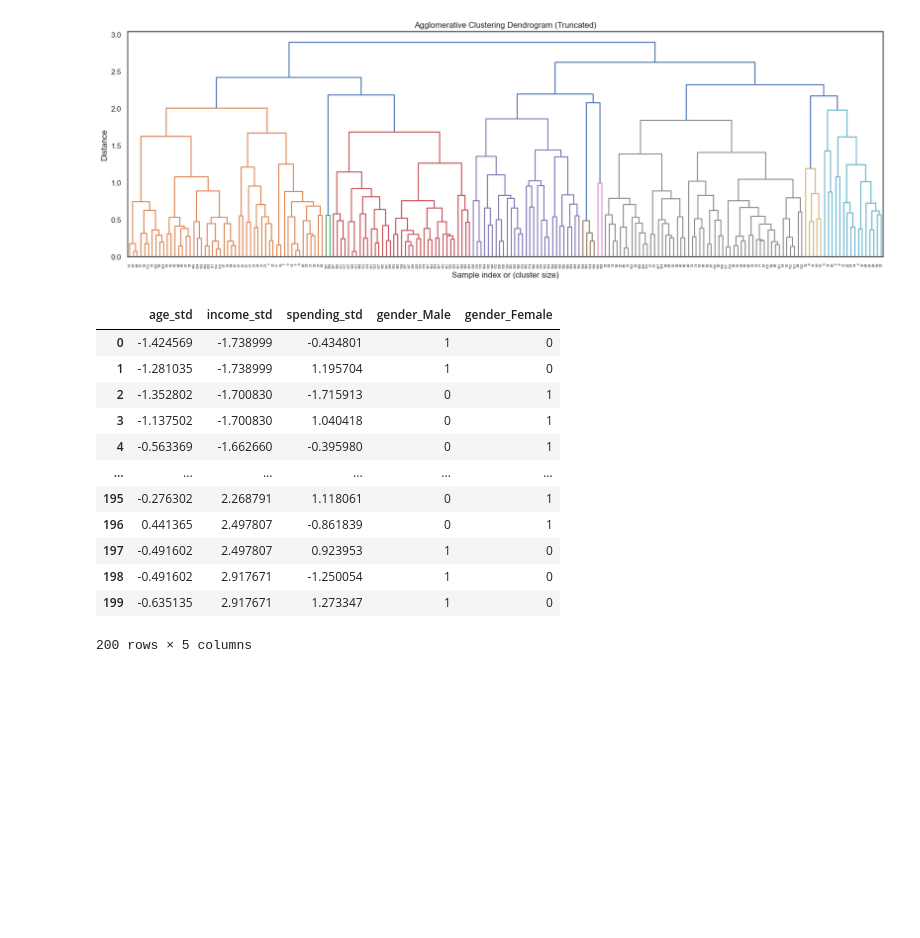
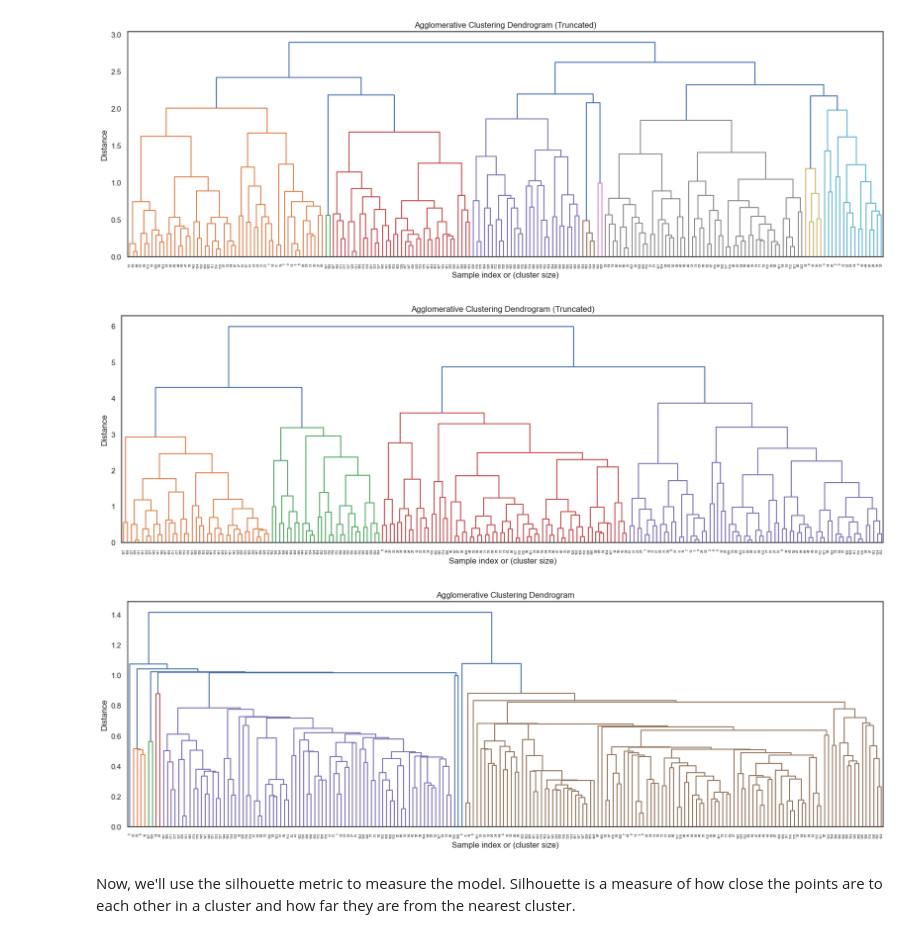
Before and after one commit to Callowlock/CustomerAnalysis-SupervisedAndUnsupervisedModels, a Jupyter notebook: Untitled.ipynb, the cells around one changed output. Drawn from its saved outputs; the diff is of its cells as text; code cells hidden in the pictures; blank space fills up the shorter version.

```diff
--- a/Untitled.ipynb
+++ b/Untitled.ipynb
@@ -1302,18 +1304,26 @@ plt.show()
 # %% [output]
 [figure]
 # %%
-X
+link = linkage(X, method='complete')
+
+plt.figure(figsize=(20, 6))
+tree = dendrogram(link)
+plt.title("Agglomerative Clustering Dendrogram")
+plt.xlabel("Sample index or (cluster size)")
+plt.ylabel("Distance")
+plt.show()
 # %% [output]
-|  | age_std | income_std | spending_std | gender_Male | gender_Female |
-| 0 | -1.424569 | -1.738999 | -0.434801 | 1 | 0 |
-| 1 | -1.281035 | -1.738999 | 1.195704 | 1 | 0 |
-| 2 | -1.352802 | -1.700830 | -1.715913 | 0 | 1 |
-| 3 | -1.137502 | -1.700830 | 1.040418 | 0 | 1 |
-| 4 | -0.563369 | -1.662660 | -0.395980 | 0 | 1 |
-| ... | ... | ... | ... | ... | ... |
-| 195 | -0.276302 | 2.268791 | 1.118061 | 0 | 1 |
-| 196 | 0.441365 | 2.497807 | -0.861839 | 0 | 1 |
-| 197 | -0.491602 | 2.497807 | 0.923953 | 1 | 0 |
-| 198 | -0.491602 | 2.917671 | -1.250054 | 1 | 0 |
-| 199 | -0.635135 | 2.917671 | 1.273347 | 1 | 0 |
-200 rows × 5 columns
+[figure, added]
+# %%
+link = linkage(X, method='single')
+
+plt.figure(figsize=(20, 6))
+tree = dendrogram(link)
+plt.title("Agglomerative Clustering Dendrogram")
+plt.xlabel("Sample index or (cluster size)")
+plt.ylabel("Distance")
+plt.show()
+# %% [output]
+[figure, added]
+# %% [markdown]
+Now, we'll use the silhouette metric to measure the model. Silhouette is a measure of how close the points are to each other in a cluster and how far they are from the nearest cluster.
```
Also changed, not shown: parts of 9 cells of this notebook.
